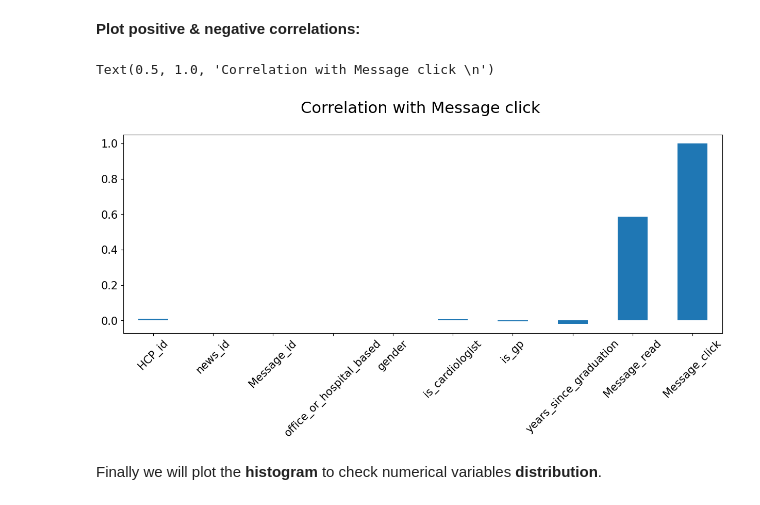
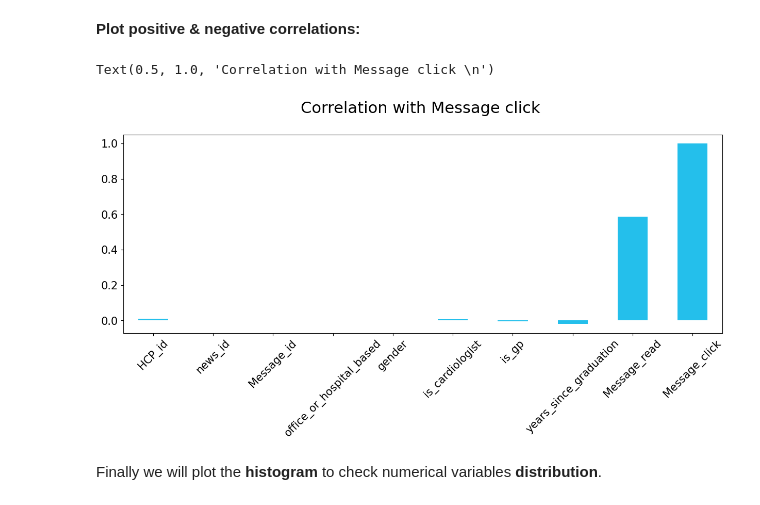
Before and after one commit to laurru01/ML-projects, a Jupyter notebook: Recommendation System/Content Recommendation System with lightFM.ipynb, the cells around one changed output. Drawn from its saved outputs; the diff is of its cells as text; code cells hidden in the pictures.

```diff
--- a/Recommendation System/Content Recommendation System with lightFM.ipynb
+++ b/Recommendation System/Content Recommendation System with lightFM.ipynb
@@ -313,14 +315,15 @@ dtype: float64
 # %%
 correlations = df.corrwith(df.Message_click)
 correlations = correlations[correlations!=1]
 correlations.plot.bar(
         figsize = (15, 5),
         fontsize = 15,
+        color = '#24bfeb',
         rot = 45, grid = False)
 plt.title('Correlation with Message click \n', horizontalalignment="center", fontstyle = "normal", fontsize = "22", fontfamily = "sans-serif")
 # %% [output]
 Text(0.5, 1.0, 'Correlation with Message click \n')
-[figure, old version]
+[figure, new version]
 # %% [markdown]
 Finally we will plot the **histogram** to check numerical variables **distribution**.
 # %%
```
Also changed, not shown: parts of 31 cells of this notebook.
